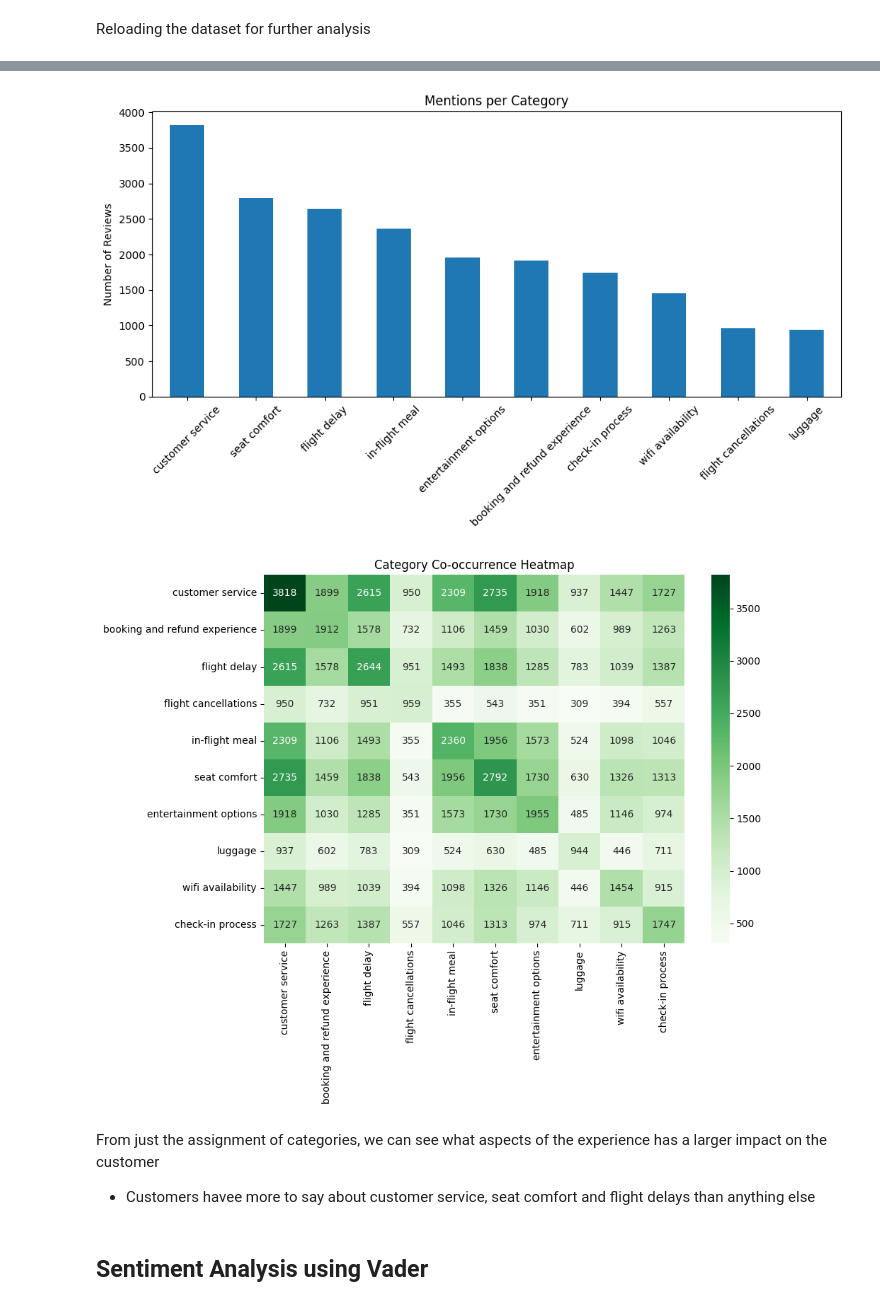
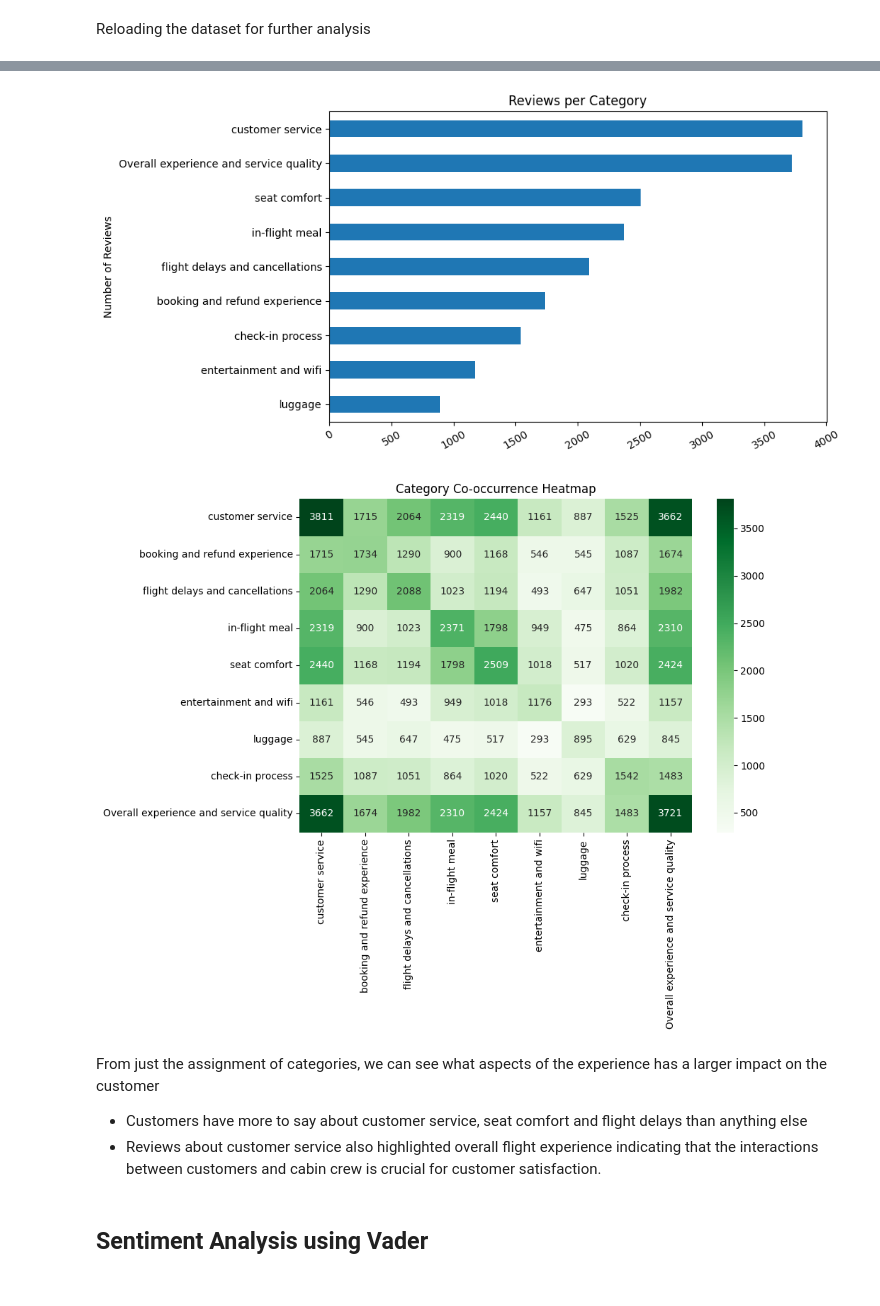
Before and after one commit to joytile/British-Airways-Review-Sentiment-Analysis, a Jupyter notebook: BA_Reviews_Scraping_&_Analysis.ipynb, the cells around one changed output, grey strips where cells are left out. Cells and saved outputs as stored; diff of their text form; code cells hidden in the pictures.

```diff
--- a/BA_Reviews_Scraping_&_Analysis.ipynb
+++ b/BA_Reviews_Scraping_&_Analysis.ipynb
@@ -456,34 +476,40 @@ review_df.head(3)
+# %%
+review_df['review_text_c'] = review_df['review_text_c'].str.replace('\xa0', ' ', regex=False)
 # %%
 categories_cols = ["customer service",
               "booking and refund experience",
-              "flight delay",
-              "flight cancellations",
+              "flight delays and cancellations",
               "in-flight meal",
               "seat comfort",
-              "entertainment options",
+              "entertainment and wifi",
               "luggage",
-              "wifi availability",
-              "check-in process"]
-review_df[categories_cols].sum().sort_values(ascending=False).plot(kind='bar', figsize=(10, 6))
-plt.title('Mentions per Category')
+              "check-in process",
+              "Overall experience and service quality"]
+
+# Display the number of reviews per category
+review_df[categories_cols].sum().sort_values(ascending=True).plot(kind='barh', figsize=(10, 5))
+plt.title('Reviews per Category')
 plt.ylabel('Number of Reviews')
-plt.xticks(rotation=45)
+plt.xticks(rotation=30)
 plt.tight_layout()
+plt.savefig('cat_count.png')
 plt.show()
 # %% [output]
-[figure, old version]
+[figure, new version]
 # %%
 co_occurrence = review_df[categories_cols].T.dot(review_df[categories_cols])
 plt.figure(figsize=(10, 8))
 sns.heatmap(co_occurrence, annot=True, fmt='d', cmap='Greens')
 plt.title('Category Co-occurrence Heatmap')
 plt.tight_layout()
+plt.savefig('co-occurence matrix.png')
 plt.show()
 # %% [output]
-[figure, old version]
+[figure, new version]
 # %% [markdown]
 From just the assignment of categories, we can see what aspects of the experience has a larger impact on the customer
-* Customers havee more to say about customer service, seat comfort and flight delays than anything else
+* Customers have more to say about customer service, seat comfort and flight delays than anything else
+* Reviews about customer service also highlighted overall flight experience indicating that the interactions between customers and cabin crew is crucial for customer satisfaction.
 # %% [markdown]
 ## Sentiment Analysis using Vader
 # %%
```
Also changed, not shown: parts of 64 cells of this notebook, 5 other files.
